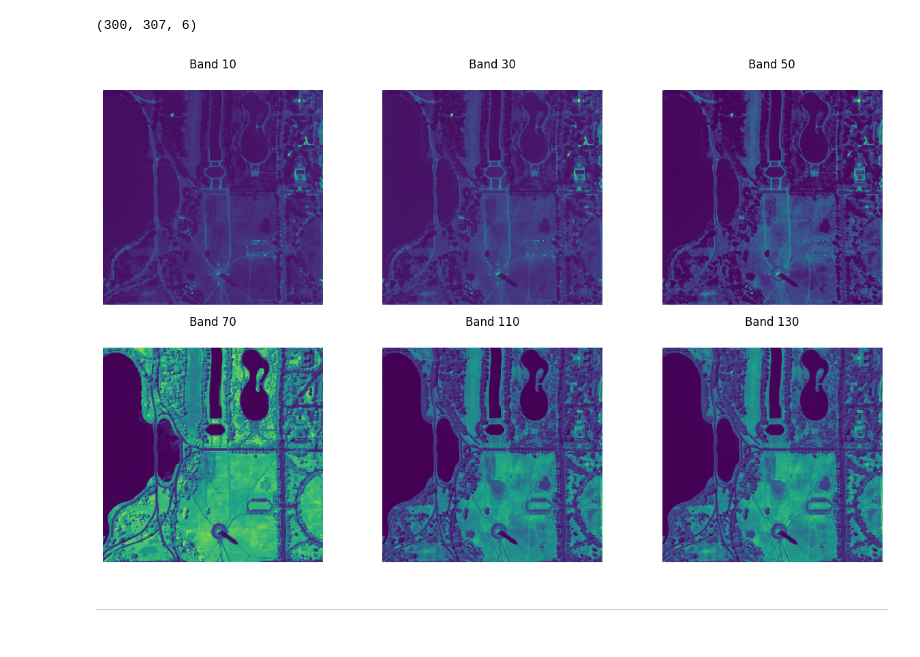
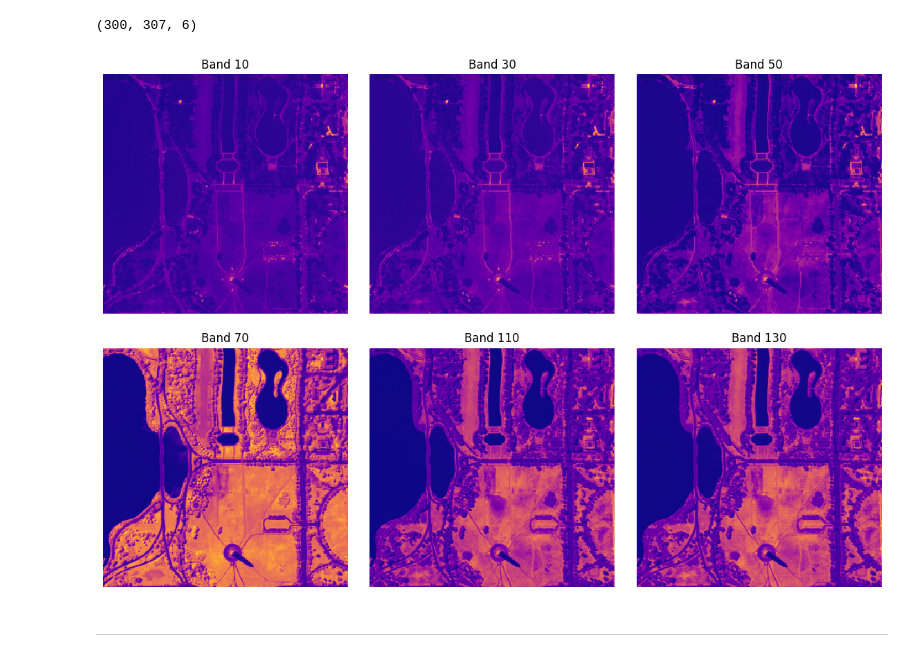
Before and after one commit to azavea/raster-vision, a Jupyter notebook: docs/usage/tutorials/reading_raster_data.ipynb, the cells around one changed output. Drawn from its saved outputs; the diff is of its cells as text; code cells hidden in the pictures.

```diff
--- a/docs/usage/tutorials/reading_raster_data.ipynb
+++ b/docs/usage/tutorials/reading_raster_data.ipynb
@@ -227,7 +223,7 @@ There are 2 ways to do this. We can either instantiate a `RasterioSource` like n
 # %%
 from rastervision.core.data import RasterioSource, MinMaxTransformer
 
-img_uri = 'Hyperspectral_Project/dc.tif'
+img_uri = 'data/Hyperspectral_Project/dc.tif'
 raster_source_hsi = RasterioSource(img_uri)
 
 raster_source_hsi.shape, raster_source_hsi.dtype
@@ -255,15 +253,17 @@ chip.shape
 # %% [output]
 (300, 307, 6)
 # %%
-fig, axs = plt.subplots(2, 3, squeeze=True, figsize=(15, 9))
-
+fig, axs = plt.subplots(2, 3, squeeze=True, figsize=(12, 8))
+fig.tight_layout(h_pad=1.5, w_pad=-1)
 for i, (ax, ch) in enumerate(zip(axs.flat, raster_source_hsi.channel_order)):
-    ax.matshow(chip[..., i])
+    ax.matshow(chip[..., i], cmap='plasma')
     ax.set_title(f'Band {ch}')
+    ax.set_xticks([], [])
+    ax.set_yticks([], [])
     ax.axis('off')
 plt.show()
 # %% [output]
-[figure, old version]
+[figure, new version]
 # %% [markdown]
 ---
 # %% [markdown]
```
Also changed, not shown: parts of 12 cells of this notebook, 12 other files.
